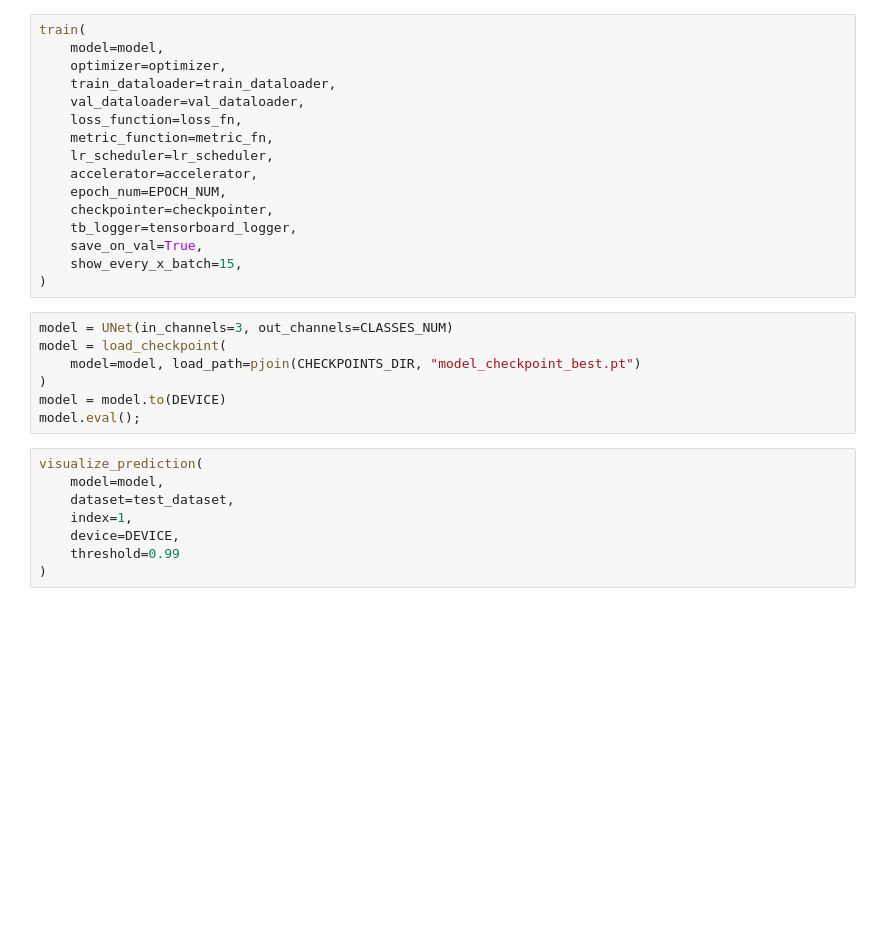
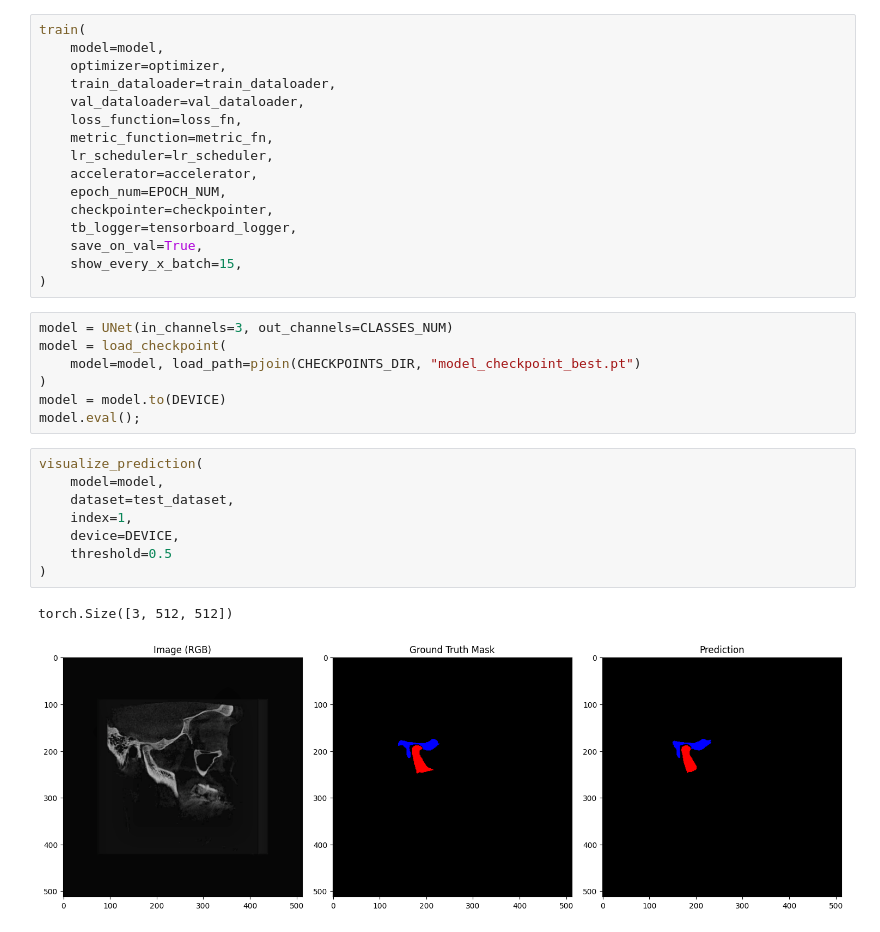
Before and after one commit to tzopiz/TMJ, a Jupyter notebook: main.ipynb, the cells around one changed output. Drawn from its saved outputs; the diff is of its cells as text; blank space fills up the shorter version.

```diff
--- a/main.ipynb
+++ b/main.ipynb
@@ -193,8 +200,11 @@ model.eval();
 # %%
 visualize_prediction(
     model=model,
     dataset=test_dataset,
     index=1,
     device=DEVICE,
-    threshold=0.99
+    threshold=0.5
 )
+# %% [output]
+torch.Size([3, 512, 512])
+[figure, added]
```
Also changed, not shown: parts of 5 cells of this notebook, 6 other files.
